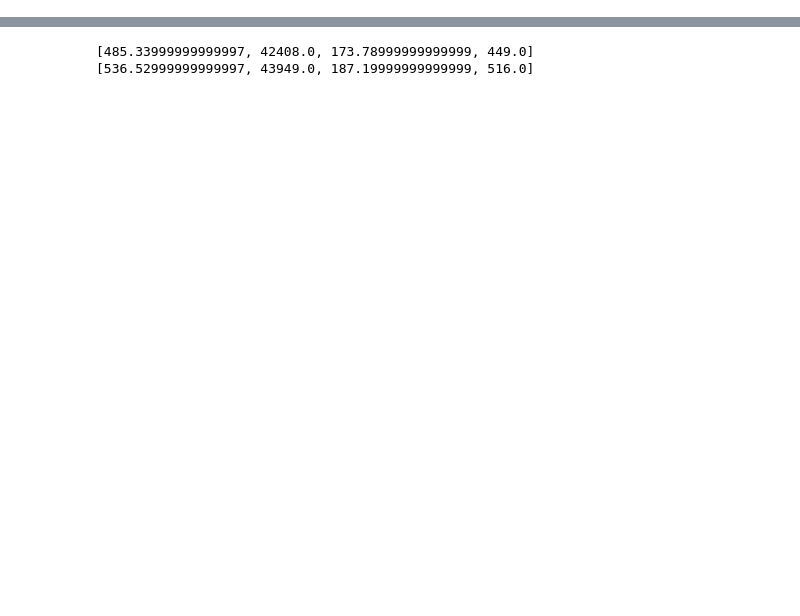
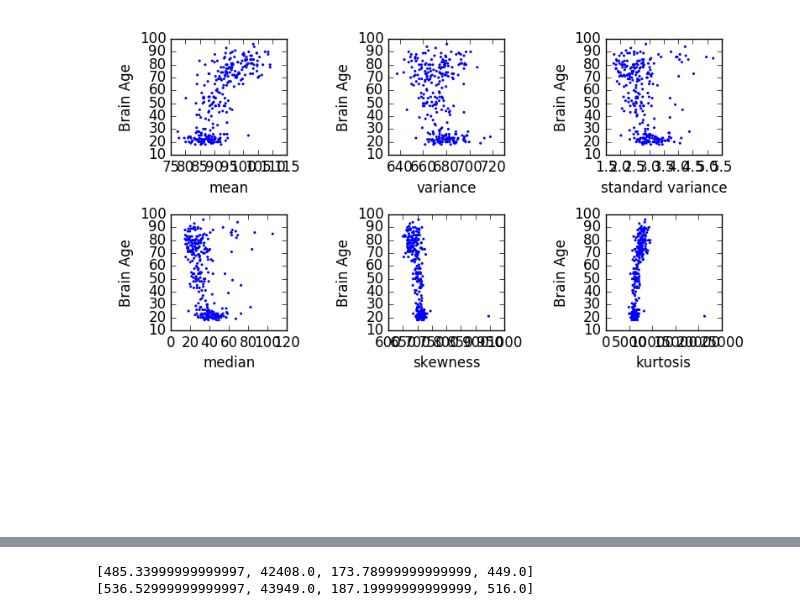
Before and after one commit to JurreCorver/MLproject1, a Jupyter notebook: ML3.ipynb, the cells around one changed output, grey strips where cells are left out. Cells and saved outputs as stored; diff of their text form; code cells hidden in the pictures; blank space fills up the shorter version.

```diff
--- a/ML3.ipynb
+++ b/ML3.ipynb
@@ -31,7 +31,9 @@ testfeatures = testtempMatrix.reshape(-1, testtempMatrix.shape[-1])
 # %%
 x_names = ['mean', 'variance' , 'standard variance', 'median', 'skewness', 'kurtosis']
 y_name = 'Brain age'
-#scatterPlotGrid(dataMatrix[0:6], dataMatrix[6], 3, 3, x_names, y_name)
+scatterPlotGrid(features[20:26], labels, 3, 3, x_names, y_name)
+# %% [output]
+[figure, added]
 # %%
 #Recursive feature selection with cross validation, seems to take a while sadly
 #This is the one we are going to use in ML3
```
Also changed, not shown: parts of 5 cells of this notebook, 1 other file.
